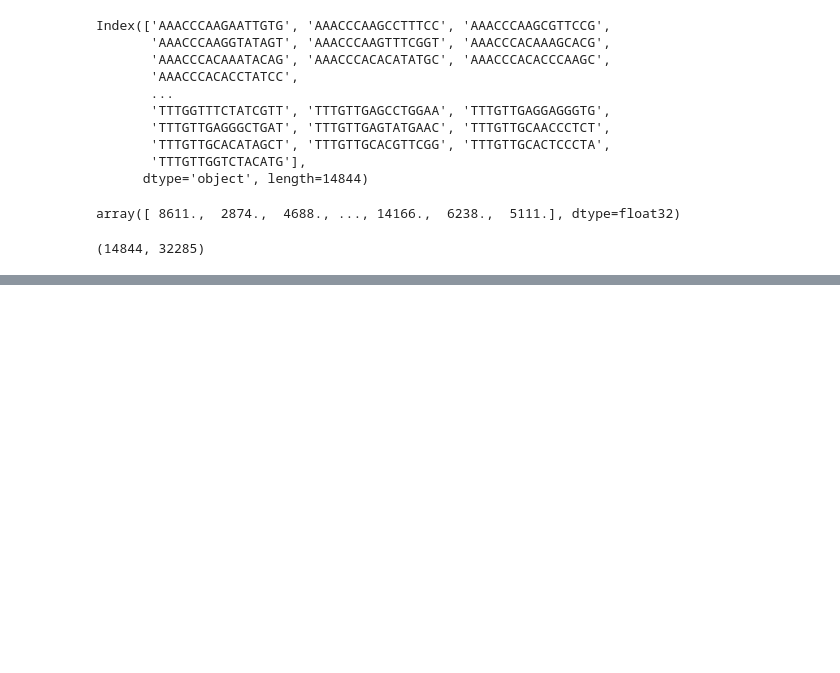
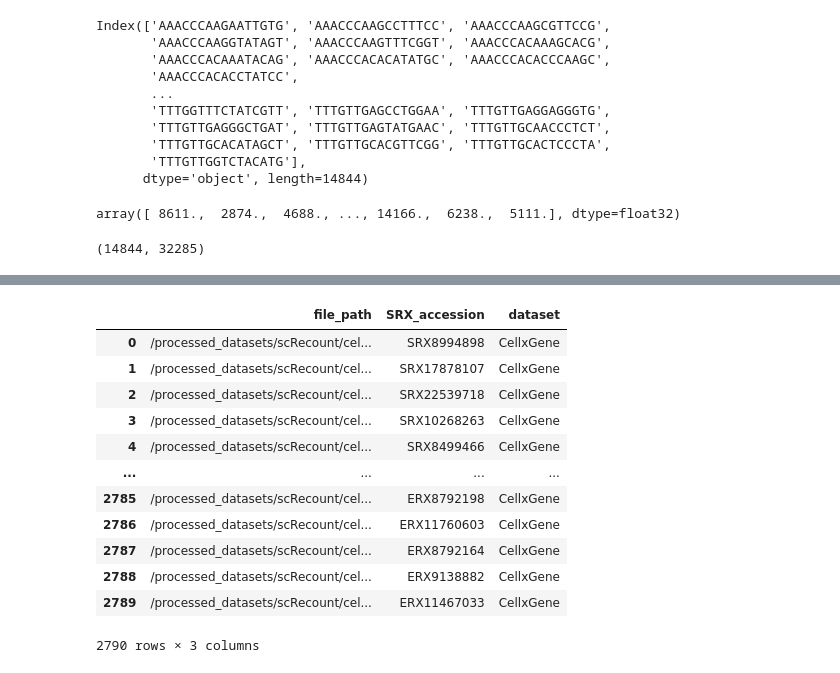
Before and after one commit to bioinfo-tsukuba/scRecounter, a Jupyter notebook: notebooks/tiledb/scBaseCamp_db-create_GeneFull-Ex50pAS.ipynb, the cells around one changed output, grey strips where cells are left out. Saved outputs shown, nothing was run; the diff lists cells and outputs as text; code cells hidden in the pictures; blank space fills up the shorter version.

```diff
--- a/notebooks/tiledb/scBaseCamp_db-create_GeneFull-Ex50pAS.ipynb
+++ b/notebooks/tiledb/scBaseCamp_db-create_GeneFull-Ex50pAS.ipynb
@@ -676,0 +761,33 @@ array([ 8611.,  2874.,  4688., ..., 14166.,  6238.,  5111.], dtype=float32)
+# %%
+def get_existing_srx_ids(db_uri: str) -> Set[str]:
+    """
+    Read metadata from existing database and return set of SRX IDs.
+    Args:
+        db_uri: URI of the TileDB database
+    Returns:
+        Set of SRX IDs already in the database
+    """
+    srx = set()
+    if not os.path.exists(db_uri):
+        print("Database does not exist yet. No SRX/ERX accessions to obtain.")
+    else:
+        with tiledbsoma.open(db_uri) as exp:
+            try:
+                metadata = (exp.obs.read(column_names=["SRX_accession"])
+                    .concat()
+                    .group_by(["SRX_accession"])
+                    .aggregate([
+                        ([], 'count_all'),
+                    ])
+                    .to_pandas())
+                srx = set(metadata["SRX_accession"].unique())
+            except tiledbsoma._exception.DoesNotExistError:
+                metadata = (exp.obs.read(column_names=["SRX_accession"])
+                    .concat()
+                    .to_pandas())
+                srx = set(metadata["SRX_accession"].unique())
+    # status
+    print(f"  Found {len(srx)} existing SRX/ERX accessions.")
+    return srx
+
+exist_srx = get_existing_srx_ids(db_uri)
@@ -676,0 +893,19 @@ array([ 8611.,  2874.,  4688., ..., 14166.,  6238.,  5111.], dtype=float32)
+# %%
+# convert list of lists to DataFrame
+df_cxg = pd.DataFrame(results, columns=["file_path", "SRX_accession"])
+df_cxg["dataset"] = "CellxGene"
+df_cxg
+# %% [output]
+|  | file_path | SRX_accession | dataset |
+| 0 | /processed_datasets/scRecount/cel... | SRX8994898 | CellxGene |
+| 1 | /processed_datasets/scRecount/cel... | SRX17878107 | CellxGene |
+| 2 | /processed_datasets/scRecount/cel... | SRX22539718 | CellxGene |
+| 3 | /processed_datasets/scRecount/cel... | SRX10268263 | CellxGene |
+| 4 | /processed_datasets/scRecount/cel... | SRX8499466 | CellxGene |
+| ... | ... | ... | ... |
+| 2785 | /processed_datasets/scRecount/cel... | ERX8792198 | CellxGene |
+| 2786 | /processed_datasets/scRecount/cel... | ERX11760603 | CellxGene |
+| 2787 | /processed_datasets/scRecount/cel... | ERX8792164 | CellxGene |
+| 2788 | /processed_datasets/scRecount/cel... | ERX9138882 | CellxGene |
+| 2789 | /processed_datasets/scRecount/cel... | ERX11467033 | CellxGene |
+2790 rows × 3 columns
```
Also changed, not shown: parts of 28 cells of this notebook, 12 other files.
